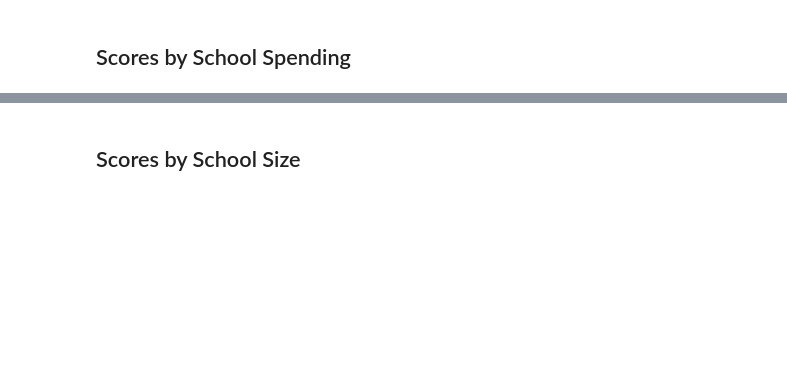
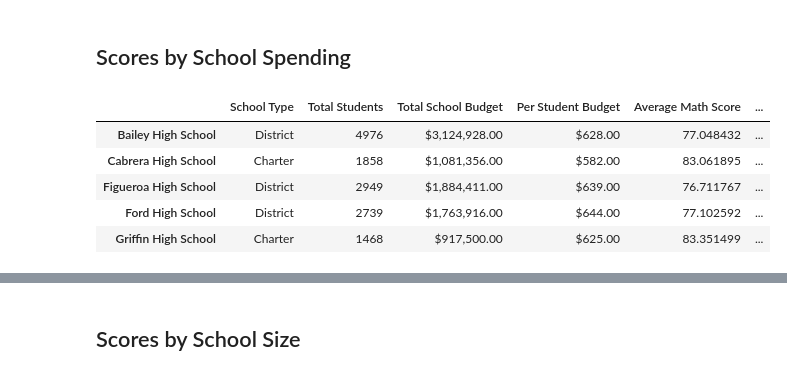
Before and after one commit to joshuanallen/School_District_Analysis, a Jupyter notebook: PyCitySchools_Challenge.ipynb, the cells around one changed output, grey strips where cells are left out. Saved outputs shown, nothing was run; the diff lists cells and outputs as text; code cells hidden in the pictures; blank space fills up the shorter version.

```diff
--- a/PyCitySchools_Challenge.ipynb
+++ b/PyCitySchools_Challenge.ipynb
@@ -325,18 +325,31 @@ ths_tenth_to_twelfth_count: 1174
 # %%
 # Step 6. Get all the students passing math from THS
 
-ths_passing_math_count = school_data_complete_df[
+# Use the loc method to create a new DataFrame that has all the students passing math from Thomas High School.
+ths_passing_math_df = school_data_complete_df.loc[
     (school_data_complete_df["school_name"] == "Thomas High School") &
-    (school_data_complete_df["math_score"] >= 70)].count()["student_name"]
+    (school_data_complete_df["math_score"] >= 70)]
+
+
+ths_passing_math_count = ths_passing_math_df.count()["student_name"]
+
+# 1 line method to get the count
+#ths_passing_math_count = school_data_complete_df[
+#    (school_data_complete_df["school_name"] == "Thomas High School") &
+#    (school_data_complete_df["math_score"] >= 70)].count()["student_name"]
 
 print("ths_passing_math_count: " + str(ths_passing_math_count))
 # %% [output]
 ths_passing_math_count: 1094
 # %%
 # Step 7. Get all the students passing reading from THS
-ths_passing_reading_count = school_data_complete_df[
+
+# Use the loc method to create a new DataFrame that has all the students passing reading from Thomas High School.
+ths_passing_reading_df = school_data_complete_df[
     (school_data_complete_df["school_name"] == "Thomas High School") &
-    (school_data_complete_df["reading_score"] >= 70)].count()["student_name"]
+    (school_data_complete_df["reading_score"] >= 70)]
+
+ths_passing_reading_count = ths_passing_reading_df.count()["student_name"]
 
 print("ths_passing_reading_count: " + str(ths_passing_reading_count))
 # %% [output]
@@ -345,10 +358,13 @@ ths_passing_reading_count: 1139
 # Step 8. Get all the students passing math and reading from THS
 
 # Calculate the THS students who passed both reading and math.
-ths_overall_passing_math_reading_count = school_data_complete_df[
+# Use the loc method to create a new DataFrame that has all the students passing math and reading from Thomas High School.
+ths_overall_passing_math_reading_df = school_data_complete_df[
     (school_data_complete_df["school_name"] == "Thomas High School") &
     (school_data_complete_df["math_score"] >= 70) &
-    (school_data_complete_df["reading_score"] >= 70)].count()["student_name"]
+    (school_data_complete_df["reading_score"] >= 70)]
+
+ths_overall_passing_math_reading_count = ths_overall_passing_math_reading_df.count()["student_name"]
 
 print("ths_overall_passing_math_reading_count: " + str(ths_overall_passing_math_reading_count))
 # %% [output]
@@ -460,6 +558,18 @@ bottom_schools.head(5)
 ## Scores by School Spending
 # %%
 # Establish the spending bins and group names.
+spending_bins = [0, 585, 630, 645, 675]
+group_names = ["<$584", "$585-629", "$630-644", "$645-675"]
+
+# Categorize spending based on the bins.
+per_school_summary_df["Spending Ranges (Per Student)"] = pd.cut(per_school_capita, spending_bins, labels=group_names)
 
 
-# Categorize spending based on the bins.
+per_school_summary_df.head()
+# %% [output]
+|  | School Type | Total Students | Total School Budget | Per Student Budget | Average Math Score | ... |
+| Bailey High School | District | 4976 | $3,124,928.00 | $628.00 | 77.048432 | ... |
+| Cabrera High School | Charter | 1858 | $1,081,356.00 | $582.00 | 83.061895 | ... |
+| Figueroa High School | District | 2949 | $1,884,411.00 | $639.00 | 76.711767 | ... |
+| Ford High School | District | 2739 | $1,763,916.00 | $644.00 | 77.102592 | ... |
+| Griffin High School | Charter | 1468 | $917,500.00 | $625.00 | 83.351499 | ... |
```
Also changed, not shown: parts of 27 cells of this notebook.
